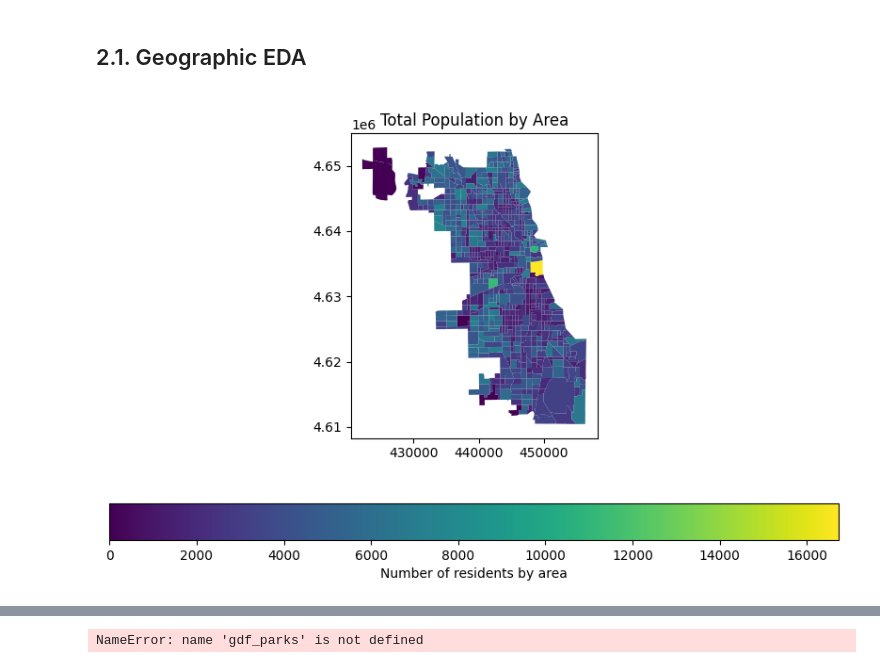
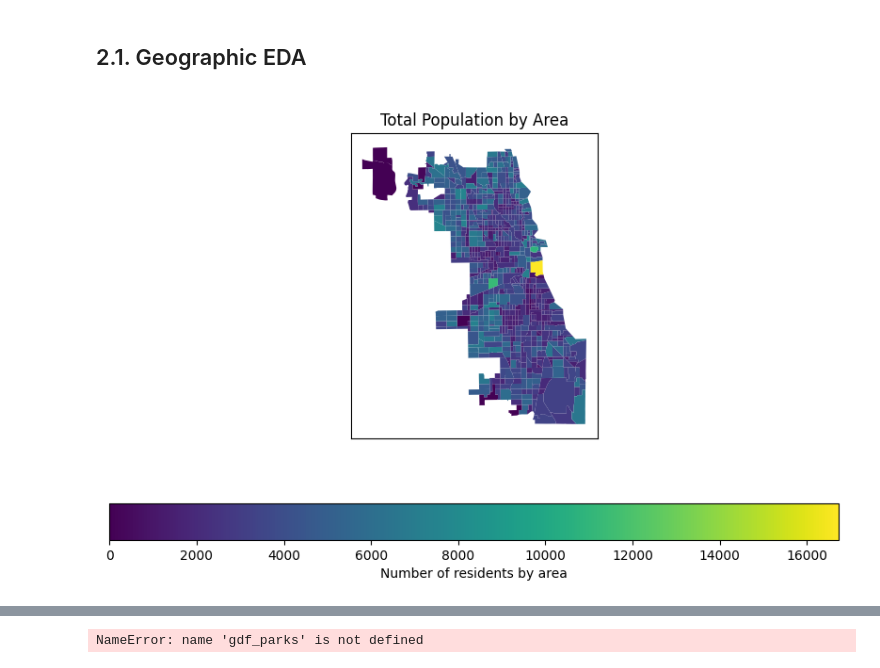
Before and after one commit to MarkusStefan/AirBnB, a Jupyter notebook: main copy.ipynb, the cells around one changed output, grey strips where cells are left out. Drawn from its saved outputs; the diff is of its cells as text; code cells hidden in the pictures.

```diff
--- a/main copy.ipynb
+++ b/main copy.ipynb
@@ -528,12 +559,16 @@ Moreover, 3 "side" dataframes: `gdf_parks`, `gdf_boulevards`, `gdf_riverwalks`
 # %%
 fig, ax = plt.subplots(1, 1, figsize=(10, 6))
 gdf_population_merged.plot(column='TOTAL POPULATION', ax=ax, legend=True,
                           legend_kwds={'label': "Number of residents by area",
                                        'orientation': "horizontal"})
 plt.title('Total Population by Area')
+
+# remove x and y ticks
+ax.set_xticks([])
+ax.set_yticks([])
 plt.show()
 # %% [output]
-[figure, old version]
+[figure, new version]
 # %%
 fig, ax = plt.subplots(1, 1, figsize=(10, 6))
 gdf_population_merged.plot(column='Population_Density', ax=ax, legend=True,
```
Also changed, not shown: parts of 10 cells of this notebook, 11 other files.
